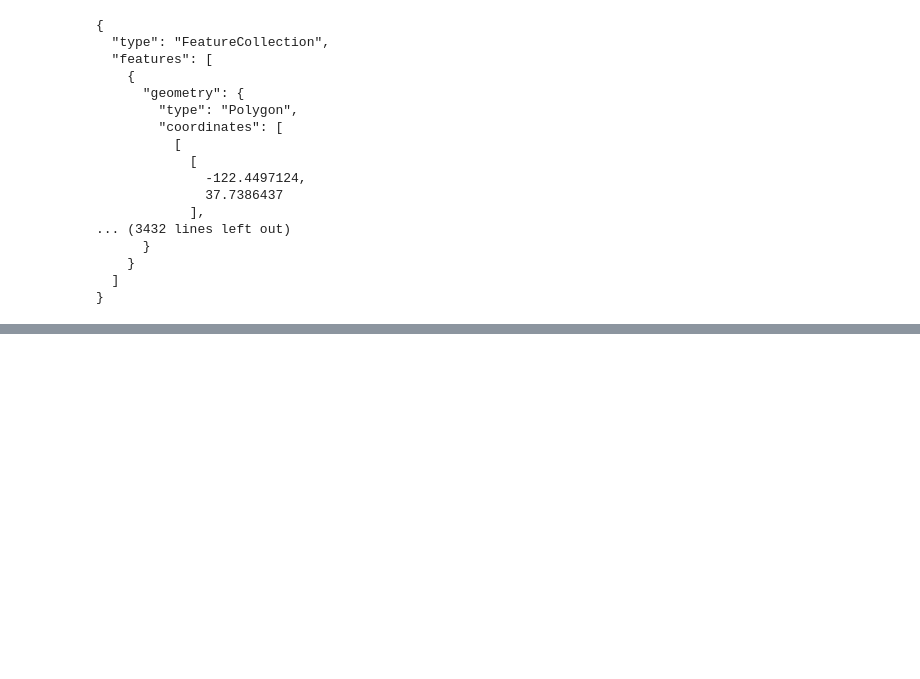
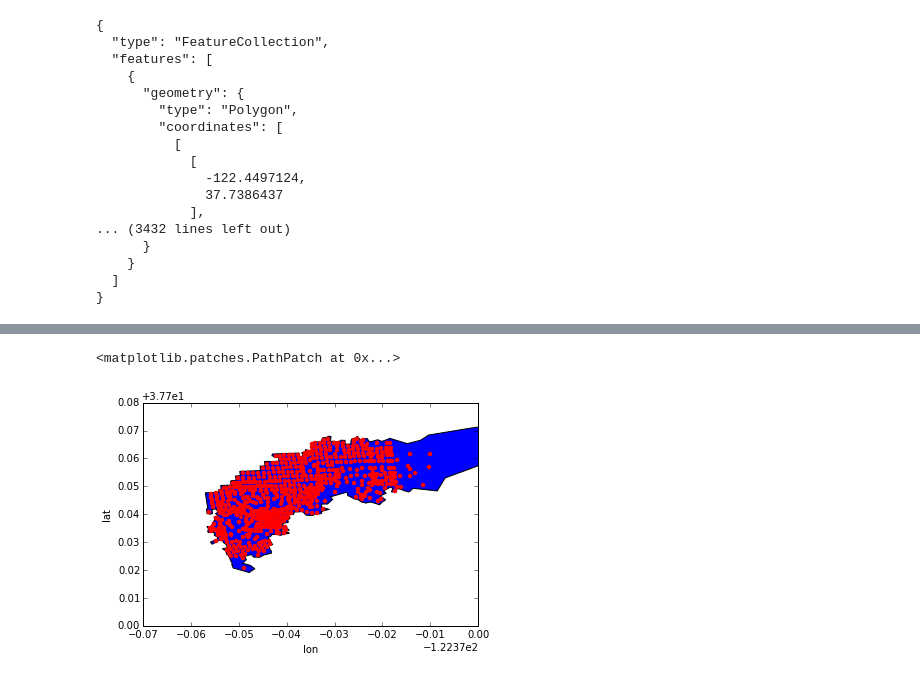
Before and after one commit to crupley/hoodie-development, a Jupyter notebook: explore/make shapes.ipynb, the cells around one changed output, grey strips where cells are left out. Drawn from its saved outputs; the diff is of its cells as text; code cells hidden in the pictures; blank space fills up the shorter version.

```diff
--- a/explore/make shapes.ipynb
+++ b/explore/make shapes.ipynb
@@ -518,0 +616,5 @@ with open('results/geojsontest.json', 'wb') as f:
+# %%
+# remove invalid polygons
+validbool = map(lambda x: x.is_valid, parr)
+parr = parr[validbool]
+parr.shape
@@ -518,0 +644,4 @@ with open('results/geojsontest.json', 'wb') as f:
+# %%
+sub = pd.Series(parr)[np.array(cnum) == 2]
+print sub.shape
+sub.head()
@@ -518,0 +656,4 @@ with open('results/geojsontest.json', 'wb') as f:
+# %%
+%%time
+group = shapely.ops.cascaded_union(list(sub))
+group
@@ -518,0 +663,8 @@ with open('results/geojsontest.json', 'wb') as f:
+# %%
+fdf[cnum == 2].plot(kind='scatter', x='lon', y='lat', c='red', linewidths=0)
+patch = PolygonPatch(group, zorder=-1)
+ax = plt.gca()
+ax.add_patch(patch)
+# %% [output]
+<matplotlib.patches.PathPatch at 0x...>
+[figure, added]
```
Also changed, not shown: parts of 32 cells of this notebook.
